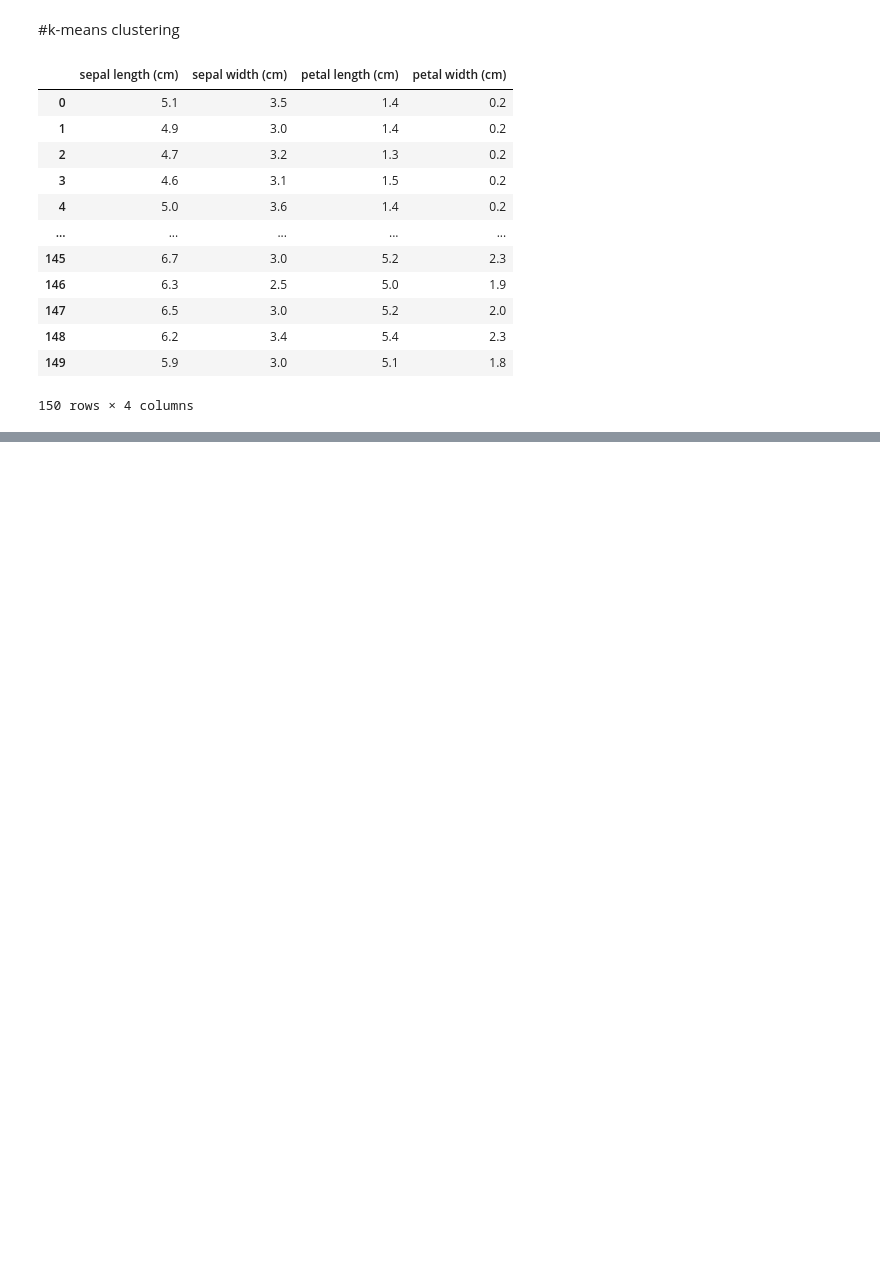
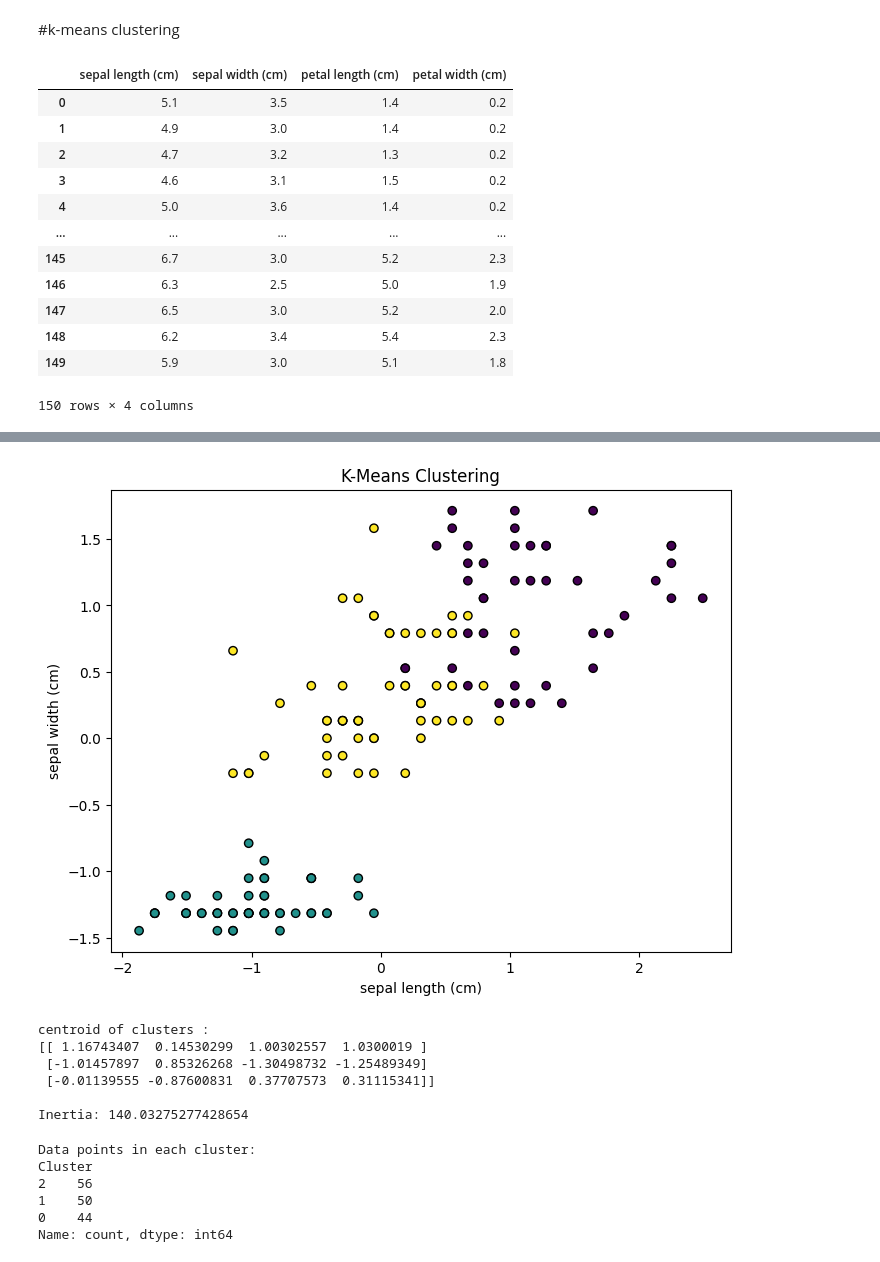
Before and after one commit to runeking2006/vac_1, a Jupyter notebook: regression_and_classification.ipynb, the cells around one changed output, grey strips where cells are left out. Saved outputs shown, nothing was run; the diff lists cells and outputs as text; code cells hidden in the pictures; blank space fills up the shorter version.

```diff
--- a/regression_and_classification.ipynb
+++ b/regression_and_classification.ipynb
@@ -867,3 +867,6 @@ x
 # %%
 scaler=StandardScaler()
 x_scaled=scaler.fit_transform(x)
+# %%
+kmeans=KMeans(n_clusters=3)
+kmeans.fit(x_scaled)
@@ -869,0 +875,2 @@ x_scaled=scaler.fit_transform(x)
+# %%
+x['Cluster']=kmeans.labels_
@@ -869,0 +893,30 @@ x_scaled=scaler.fit_transform(x)
+# %%
+plt.figure(figsize=(8,6))
+plt.scatter(x_scaled[:,0],x_scaled[:,3],c=kmeans.labels_,cmap='viridis',marker='o',edgecolors='k')
+plt.xlabel(x.columns[0])
+plt.ylabel(x.columns[1])
+plt.title('K-Means Clustering')
+plt.show()
+# %% [output]
+[figure, added]
+# %%
+print("centroid of clusters : ")
+print(kmeans.cluster_centers_)
+print("\nInertia:",kmeans.inertia_)
+# %% [output]
+centroid of clusters :
+[[ 1.16743407  0.14530299  1.00302557  1.0300019 ]
+ [-1.01457897  0.85326268 -1.30498732 -1.25489349]
+ [-0.01139555 -0.87600831  0.37707573  0.31115341]]
+
+Inertia: 140.03275277428654
+# %%
+print("\nData points in each cluster:")
+print(x['Cluster'].value_counts())
+# %% [output]
+Data points in each cluster:
+Cluster
+2    56
+1    50
+0    44
+Name: count, dtype: int64
```
Also changed, not shown: parts of 2 cells of this notebook.
